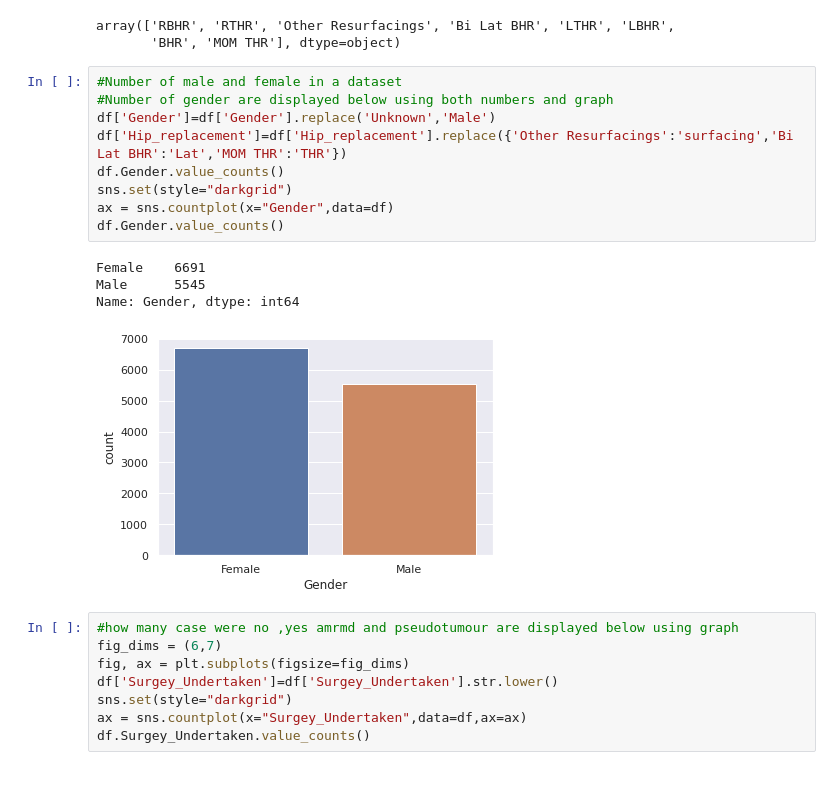
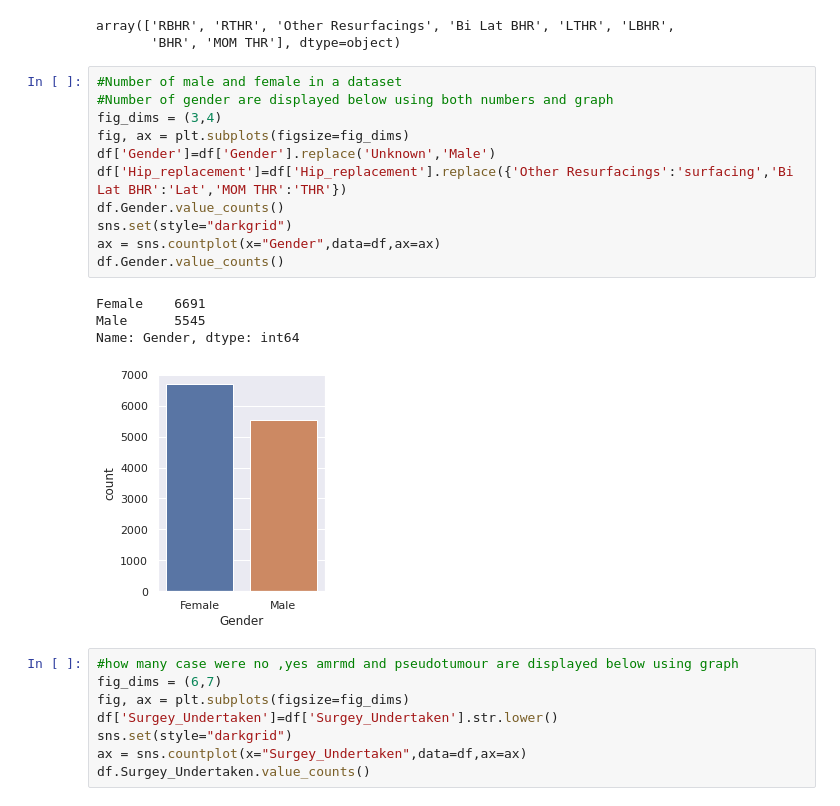
Before and after one commit to Hamza1122/ML-Ass, a Jupyter notebook: Untitled13.ipynb, the cells around one changed output. Cells and saved outputs as stored; diff of their text form.

```diff
--- a/Untitled13.ipynb
+++ b/Untitled13.ipynb
@@ -82,17 +82,19 @@ array(['RBHR', 'RTHR', 'Other Resurfacings', 'Bi Lat BHR', 'LTHR', 'LBHR',
 # %%
 #Number of male and female in a dataset
 #Number of gender are displayed below using both numbers and graph
+fig_dims = (3,4)
+fig, ax = plt.subplots(figsize=fig_dims)
 df['Gender']=df['Gender'].replace('Unknown','Male')
 df['Hip_replacement']=df['Hip_replacement'].replace({'Other Resurfacings':'surfacing','Bi Lat BHR':'Lat','MOM THR':'THR'})
 df.Gender.value_counts()
 sns.set(style="darkgrid")
-ax = sns.countplot(x="Gender",data=df)
+ax = sns.countplot(x="Gender",data=df,ax=ax)
 df.Gender.value_counts()
 # %% [output]
 Female    6691
 Male      5545
 Name: Gender, dtype: int64
-[figure, old version]
+[figure, new version]
 # %%
 #how many case were no ,yes amrmd and pseudotumour are displayed below using graph
 fig_dims = (6,7)
```
Also changed, not shown: parts of 12 cells of this notebook.
